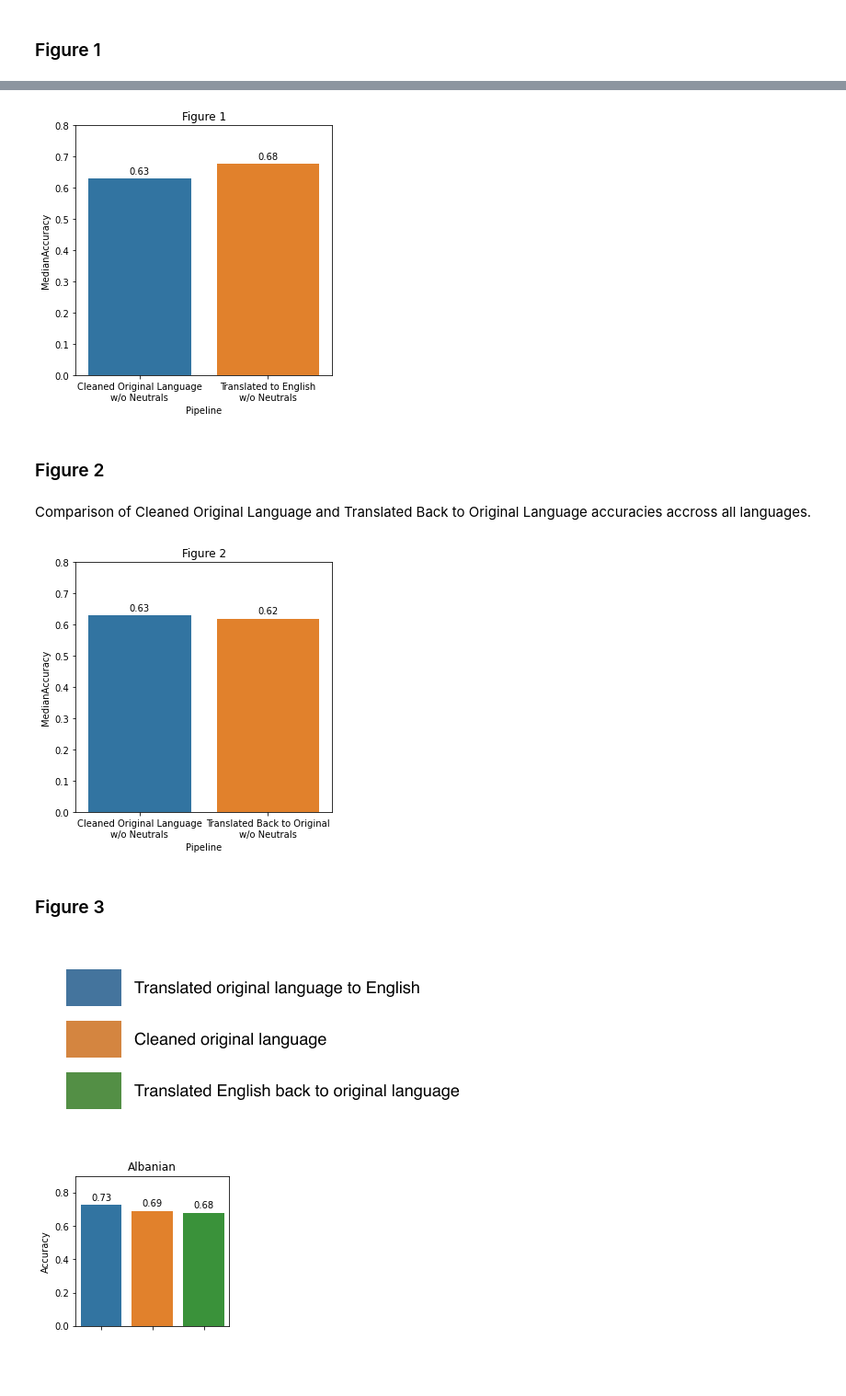
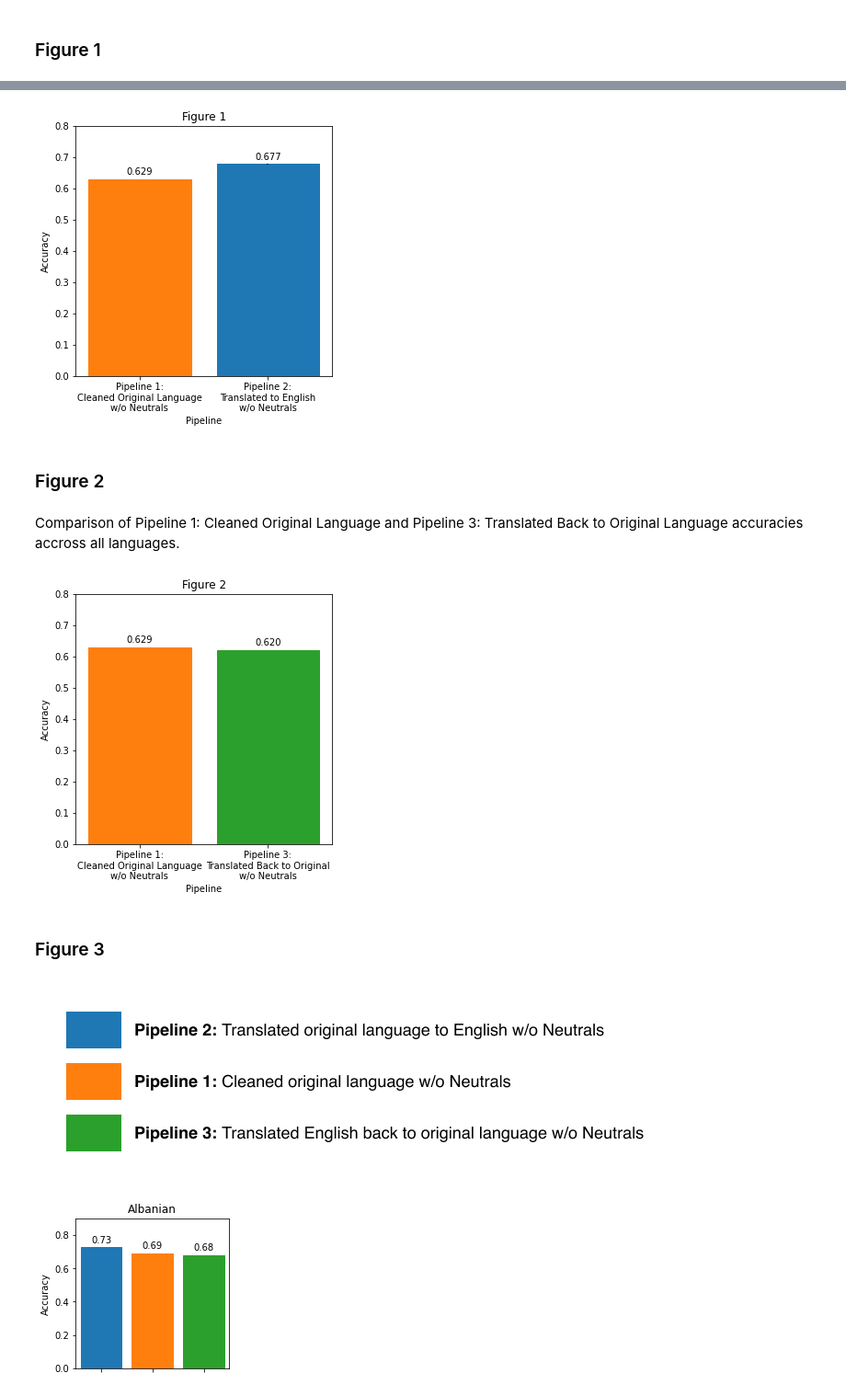
Before and after one commit to edward-chew/machine-translation, a Jupyter notebook: results.ipynb, the cells around one changed output, grey strips where cells are left out. Shown at 92% size. Cells and saved outputs as stored; diff of their text form; code cells hidden in the pictures; blank space fills up the shorter version.

```diff
--- a/results.ipynb
+++ b/results.ipynb
@@ -28,24 +84,27 @@ def upper_dist(i):
 # %%
-data = pd.DataFrame({"Pipeline": [pipelines[0] + "\nw/o Neutrals", pipelines[1] + "\nw/o Neutrals"],
-                     "MedianAccuracy": [0.6292841870731398, 0.6773197763343846],
-                     "Confidence": [[0.6292436847905679, 0.6293344412681997], [0.6772634997154882, 0.6773889914107322]]})
+pl1_data = data["Pipeline 1"]["NoNeuTweets"]["Combined"]
+pl2_data = data["Pipeline 2"]["NoNeuTweets"]["Combined"]
+fig_data = pd.DataFrame({"Pipeline": ["Pipeline 1:\nCleaned Original Language\nw/o Neutrals", "Pipeline 2:\nTranslated to English\nw/o Neutrals"],
+                     "Median": [pl1_data["Median"], pl2_data["Median"]],
+                     "99 Distance": [pl1_data["99 Distance"], pl2_data["99 Distance"]]})
 
 plt.rcParams["figure.figsize"] = (5,5)
 
-lower_dists = list(map(lower_dist, [0,1]))
-upper_dists = list(map(upper_dist, [0,1]))
-
 bp = sns.barplot(
-    data=data,
+    data=fig_data,
     x="Pipeline",
-    y="MedianAccuracy",
-    yerr=[lower_dists, upper_dists])
+    y="Median",
+    yerr=fig_data["99 Distance"])
 
 plt.ylim(0, 0.8)
 bp.set_title("Figure 1")
+bp.set(xlabel="Pipeline", ylabel="Accuracy")
+
+bp.patches[0].set_color("tab:orange")
+bp.patches[1].set_color("tab:blue")
 
 for bar in bp.patches:
-    bp.annotate(format(bar.get_height(), '.2f'),
+    bp.annotate(format(bar.get_height(), '.3f'),
                (bar.get_x() + bar.get_width() / 2,
                 bar.get_height()), ha='center', va='center',
                 size=10, xytext=(0, 8),
@@ -53,32 +112,35 @@ for bar in bp.patches:
 
 plt.savefig("Figures/figure1.png", bbox_inches="tight")
 # %% [output]
-[figure, old version]
+[figure, new version]
 # %% [markdown]
 ### Figure 2
 # %% [markdown]
-Comparison of Cleaned Original Language and Translated Back to Original Language accuracies accross all languages.
+Comparison of Pipeline 1: Cleaned Original Language and Pipeline 3: Translated Back to Original Language accuracies accross all languages.
 # %%
-data = pd.DataFrame({"Pipeline": [pipelines[0] + "\nw/o Neutrals", pipelines[2] + "\nw/o Neutrals"],
-                     "MedianAccuracy": [0.6292841870731398, 0.6195824694914704],
-                     "Confidence": [[0.6292436847905679, 0.6293344412681997], [0.6195643210874983, 0.6196658298762591]]})
+pl1_data = data["Pipeline 1"]["NoNeuTweets"]["Combined"]
+pl3_data = data["Pipeline 3"]["NoNeuTweets"]["Combined"]
+fig_data = pd.DataFrame({"Pipeline": ["Pipeline 1:\nCleaned Original Language\nw/o Neutrals", "Pipeline 3:\nTranslated Back to Original\nw/o Neutrals"],
+                     "Median": [pl1_data["Median"], pl3_data["Median"]],
+                     "99 Distance": [pl1_data["99 Distance"], pl3_data["99 Distance"]]})
 
 plt.rcParams["figure.figsize"] = (5,5)
 
-lower_dists = list(map(lower_dist, [0,1]))
-upper_dists = list(map(upper_dist, [0,1]))
-
 bp = sns.barplot(
-    data=data,
+    data=fig_data,
     x="Pipeline",
-    y="MedianAccuracy",
-    yerr=[lower_dists, upper_dists])
+    y="Median",
+    yerr=fig_data["99 Distance"])
 
 plt.ylim(0, 0.8)
 bp.set_title("Figure 2")
+bp.set(xlabel="Pipeline", ylabel="Accuracy")
+
+bp.patches[0].set_color("tab:orange")
+bp.patches[1].set_color("tab:green")
 
 for bar in bp.patches:
-    bp.annotate(format(bar.get_height(), '.2f'),
+    bp.annotate(format(bar.get_height(), '.3f'),
                (bar.get_x() + bar.get_width() / 2,
                 bar.get_height()), ha='center', va='center',
                 size=10, xytext=(0, 8),
@@ -86,6 +148,6 @@ for bar in bp.patches:
 
 plt.savefig("Figures/figure2.png", bbox_inches="tight")
 # %% [output]
-[figure, old version]
+[figure, new version]
 # %% [markdown]
 ### Figure 3
@@ -126,6 +211,6 @@ def create_barchart(lang) -> None:
     plt.ylabel("Accuracy")
     plt.title(lang)
 # %%
-Image(filename="Figures/legend.png")
+Image(filename="Figures/figure3-legend.png")
 # %% [output]
-[figure, old version]
+[figure, new version]
```
Also changed, not shown: parts of 25 cells of this notebook, 5 other files.
